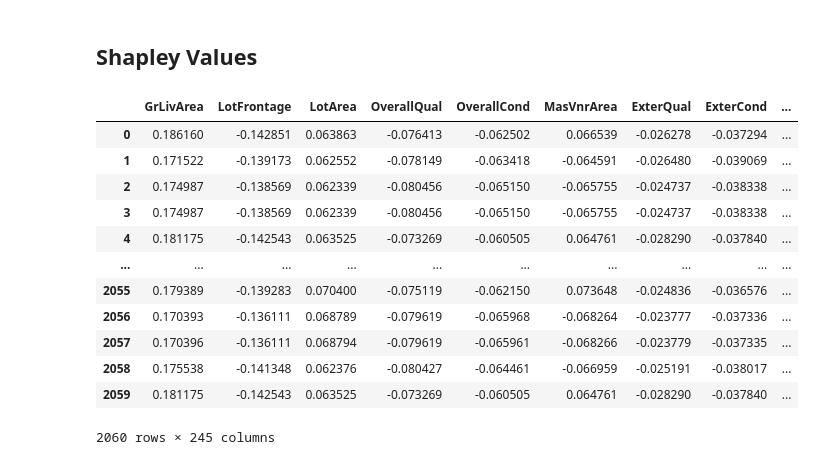
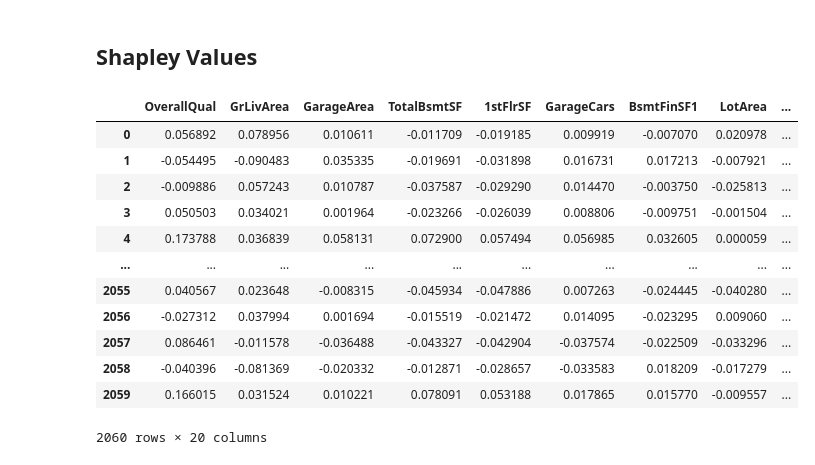
Before and after one commit to bassoonelephant/ames, a Jupyter notebook: ames-model-rf.ipynb, the cells around one changed output. Cells and saved outputs as stored; diff of their text form; code cells hidden in the pictures.

```diff
--- a/ames-model-rf.ipynb
+++ b/ames-model-rf.ipynb
@@ -308,25 +308,25 @@ plt.show()
 # %%
 # Compute the SHAP values
 explainer = shap.TreeExplainer(rf_best_top_20)
-shap_values = explainer.shap_values(X_train)
+shap_values = explainer.shap_values(X_train_top_20)
 # %%
 # Summarize the SHAP values in a DataFrame
-shap_df = pd.DataFrame(shap_values, columns=X_train.columns)
+shap_df = pd.DataFrame(shap_values, columns=X_train_top_20.columns)
 shap_df
 # %% [output]
-|  | GrLivArea | LotFrontage | LotArea | OverallQual | OverallCond | MasVnrArea | ExterQual | ExterCond | ... |
-| 0 | 0.186160 | -0.142851 | 0.063863 | -0.076413 | -0.062502 | 0.066539 | -0.026278 | -0.037294 | ... |
-| 1 | 0.171522 | -0.139173 | 0.062552 | -0.078149 | -0.063418 | -0.064591 | -0.026480 | -0.039069 | ... |
-| 2 | 0.174987 | -0.138569 | 0.062339 | -0.080456 | -0.065150 | -0.065755 | -0.024737 | -0.038338 | ... |
-| 3 | 0.174987 | -0.138569 | 0.062339 | -0.080456 | -0.065150 | -0.065755 | -0.024737 | -0.038338 | ... |
-| 4 | 0.181175 | -0.142543 | 0.063525 | -0.073269 | -0.060505 | 0.064761 | -0.028290 | -0.037840 | ... |
+|  | OverallQual | GrLivArea | GarageArea | TotalBsmtSF | 1stFlrSF | GarageCars | BsmtFinSF1 | LotArea | ... |
+| 0 | 0.056892 | 0.078956 | 0.010611 | -0.011709 | -0.019185 | 0.009919 | -0.007070 | 0.020978 | ... |
+| 1 | -0.054495 | -0.090483 | 0.035335 | -0.019691 | -0.031898 | 0.016731 | 0.017213 | -0.007921 | ... |
+| 2 | -0.009886 | 0.057243 | 0.010787 | -0.037587 | -0.029290 | 0.014470 | -0.003750 | -0.025813 | ... |
+| 3 | 0.050503 | 0.034021 | 0.001964 | -0.023266 | -0.026039 | 0.008806 | -0.009751 | -0.001504 | ... |
+| 4 | 0.173788 | 0.036839 | 0.058131 | 0.072900 | 0.057494 | 0.056985 | 0.032605 | 0.000059 | ... |
 | ... | ... | ... | ... | ... | ... | ... | ... | ... | ... |
-| 2055 | 0.179389 | -0.139283 | 0.070400 | -0.075119 | -0.062150 | 0.073648 | -0.024836 | -0.036576 | ... |
-| 2056 | 0.170393 | -0.136111 | 0.068789 | -0.079619 | -0.065968 | -0.068264 | -0.023777 | -0.037336 | ... |
-| 2057 | 0.170396 | -0.136111 | 0.068794 | -0.079619 | -0.065961 | -0.068266 | -0.023779 | -0.037335 | ... |
-| 2058 | 0.175538 | -0.141348 | 0.062376 | -0.080427 | -0.064461 | -0.066959 | -0.025191 | -0.038017 | ... |
-| 2059 | 0.181175 | -0.142543 | 0.063525 | -0.073269 | -0.060505 | 0.064761 | -0.028290 | -0.037840 | ... |
+| 2055 | 0.040567 | 0.023648 | -0.008315 | -0.045934 | -0.047886 | 0.007263 | -0.024445 | -0.040280 | ... |
+| 2056 | -0.027312 | 0.037994 | 0.001694 | -0.015519 | -0.021472 | 0.014095 | -0.023295 | 0.009060 | ... |
+| 2057 | 0.086461 | -0.011578 | -0.036488 | -0.043327 | -0.042904 | -0.037574 | -0.022509 | -0.033296 | ... |
+| 2058 | -0.040396 | -0.081369 | -0.020332 | -0.012871 | -0.028657 | -0.033583 | 0.018209 | -0.017279 | ... |
+| 2059 | 0.166015 | 0.031524 | 0.010221 | 0.078091 | 0.053188 | 0.017865 | 0.015770 | -0.009557 | ... |
-2060 rows × 245 columns
+2060 rows × 20 columns
 # %%
 # Get the mean absolute SHAP values for each fature
 mean_shap_values = np.abs(shap_df).mean().sort_values(ascending=False)
```
Also changed, not shown: parts of 3 cells of this notebook.
